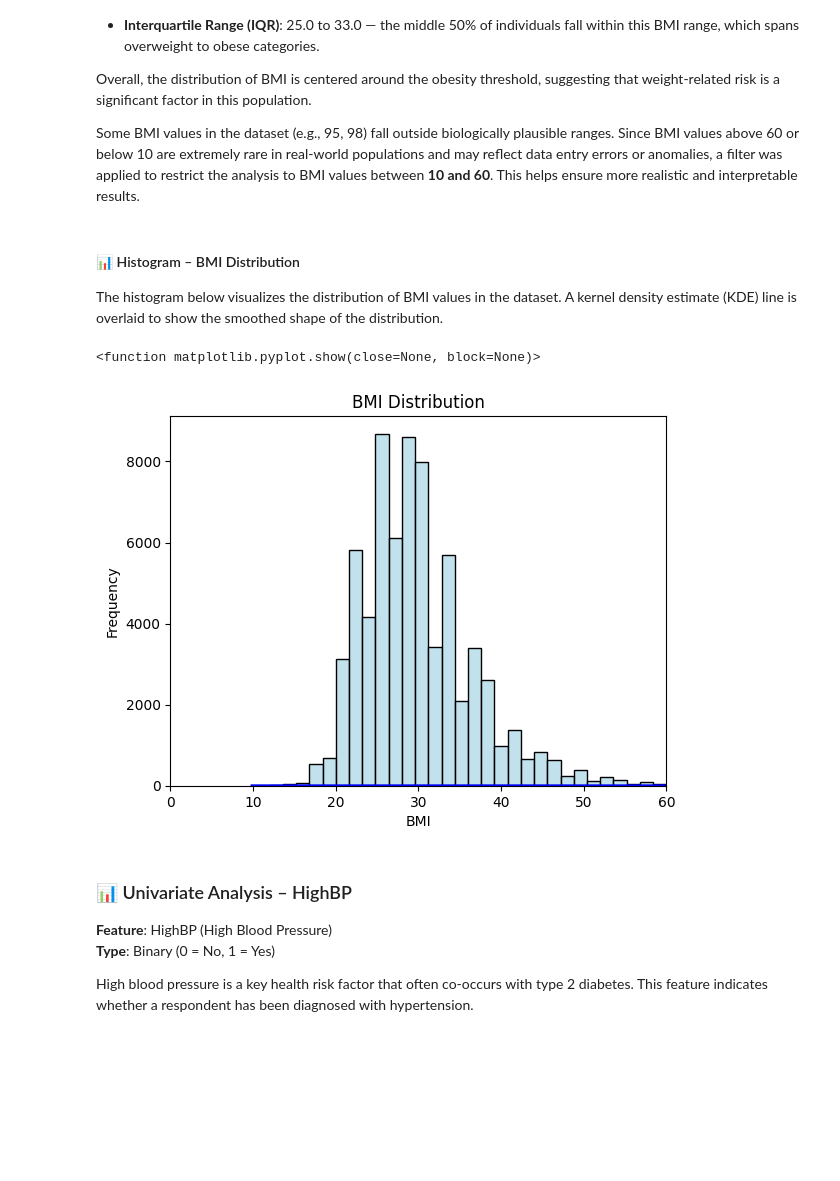
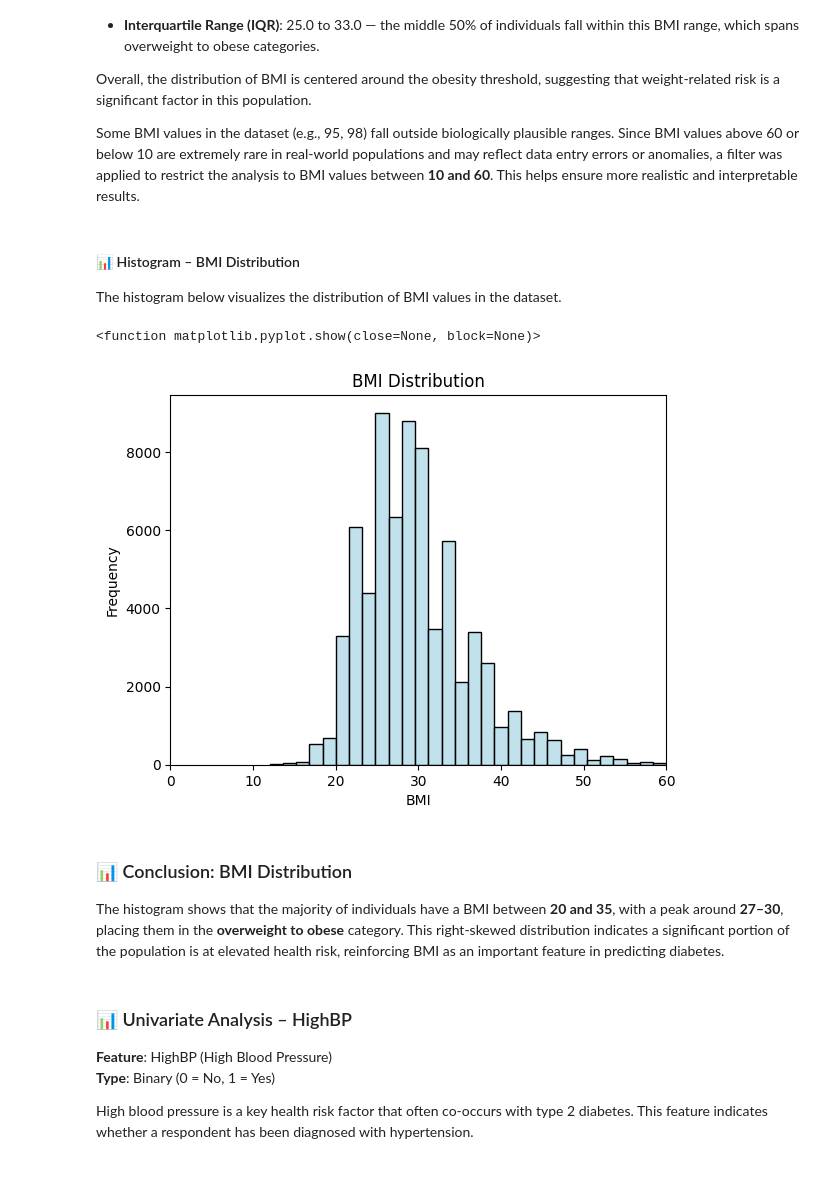
Before and after one commit to Pasindu099/CDC_Diabetes_Project, a Jupyter notebook: notebooks/01_eda_5050.ipynb, the cells around one changed output. Drawn from its saved outputs; the diff is of its cells as text; code cells hidden in the pictures; blank space fills up the shorter version.

Commit message:
Updated analysis and added conclusion

```diff
--- a/notebooks/01_eda_5050.ipynb
+++ b/notebooks/01_eda_5050.ipynb
@@ -107,5 +132,3 @@ dtype: int64
 df.duplicated().sum()
 # %% [output]
 np.int64(1635)
-# %%
-df= df.drop_duplicates()
@@ -186,22 +185,24 @@ Some BMI values in the dataset (e.g., 95, 98) fall outside biologically plausibl
 # %% [markdown]
 #### 📊 Histogram – BMI Distribution
 
-The histogram below visualizes the distribution of BMI values in the dataset. A kernel density estimate (KDE) line is overlaid to show the smoothed shape of the distribution.
+The histogram below visualizes the distribution of BMI values in the dataset.
 # %%
 df = df[(df['BMI'] >= 10) & (df['BMI'] <= 60)]
 
 sns.histplot(df['BMI'],bins=30, color='lightblue')
-
-sns.kdeplot(df['BMI'], color='blue', linewidth = 2)
 
 plt.title('BMI Distribution')
 plt.xlabel('BMI')
 plt.ylabel('Frequency')
 plt.xlim(0, 60)
 plt.show
 # %% [output]
 <function matplotlib.pyplot.show(close=None, block=None)>
-[figure, old version]
+[figure, new version]
+# %% [markdown]
+### 📊 Conclusion: BMI Distribution
+
+The histogram shows that the majority of individuals have a BMI between **20 and 35**, with a peak around **27–30**, placing them in the **overweight to obese** category. This right-skewed distribution indicates a significant portion of the population is at elevated health risk, reinforcing BMI as an important feature in predicting diabetes.
 # %% [markdown]
 ### 📊 Univariate Analysis – HighBP
 
```
Also changed, not shown: parts of 35 cells of this notebook, 2 other files.
